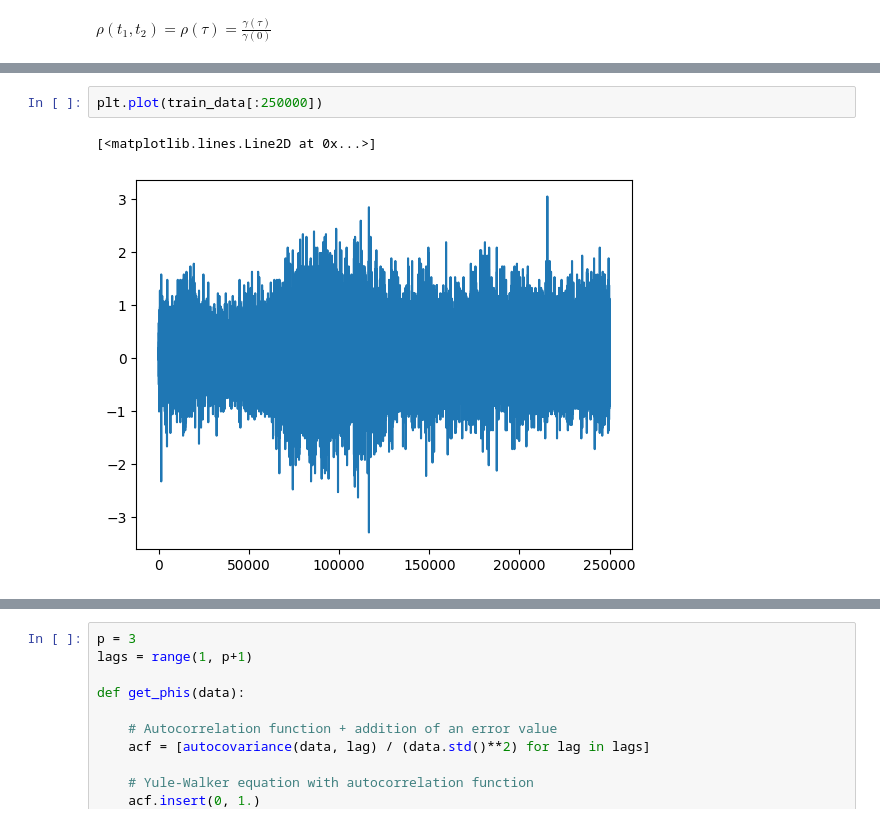
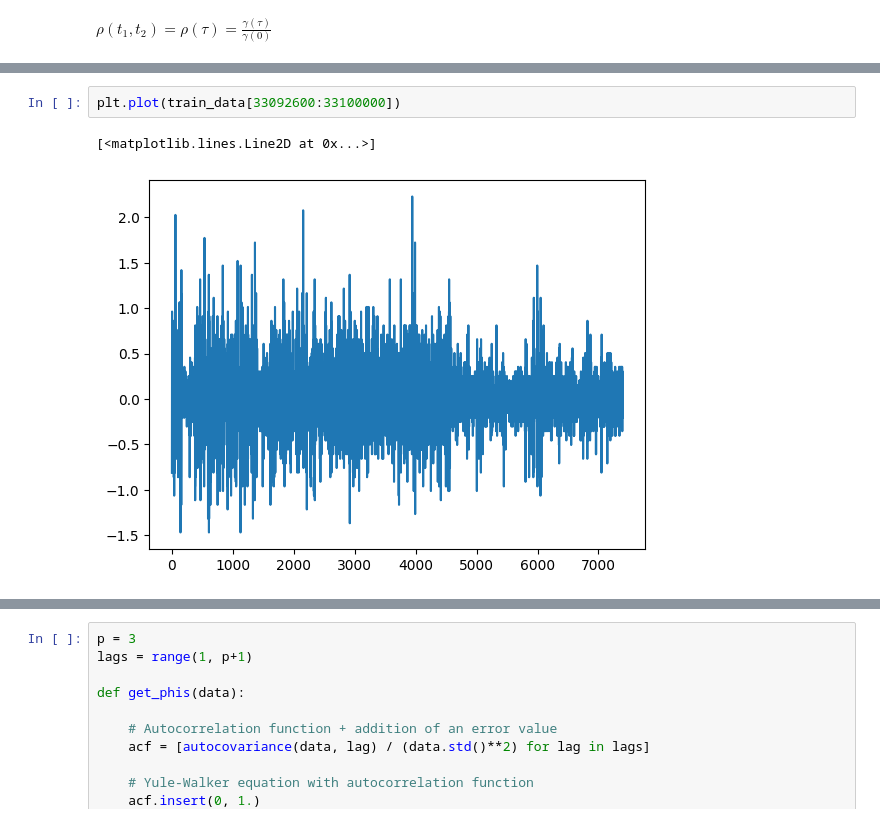
Before and after one commit to Moorboor/WindGust, a Jupyter notebook: AutoRegression2.ipynb, the cells around one changed output, grey strips where cells are left out. Drawn from its saved outputs; the diff is of its cells as text.

```diff
--- a/AutoRegression2.ipynb
+++ b/AutoRegression2.ipynb
@@ -393,5 +351,5 @@ res = res.sum(axis=1)
 # %%
-plt.plot(train_data[:250000])
+plt.plot(train_data[33092600:33100000])
 # %% [output]
 [<matplotlib.lines.Line2D at 0x...>]
-[figure, old version]
+[figure, new version]
```
Also changed, not shown: parts of 30 cells of this notebook.
